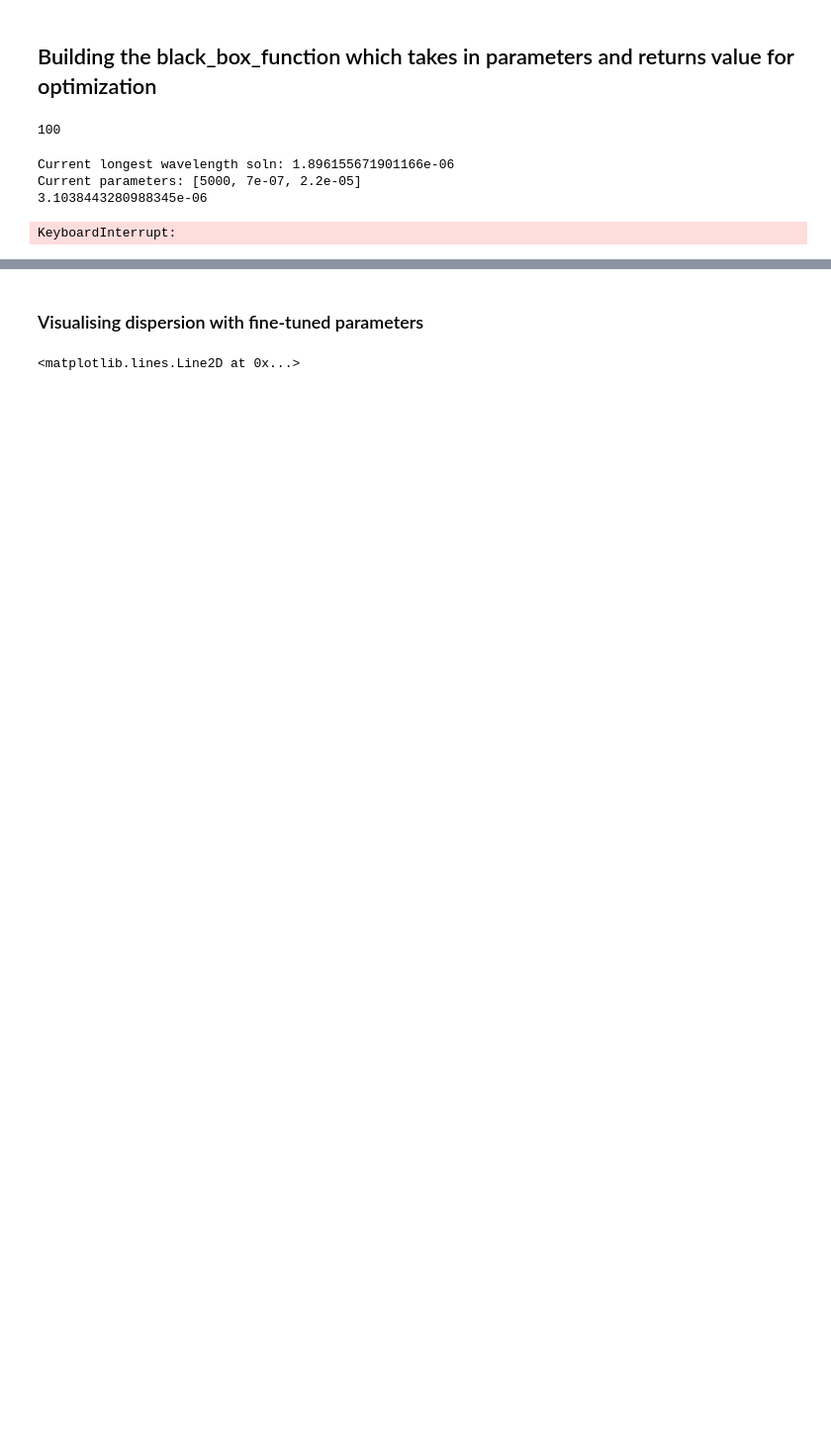
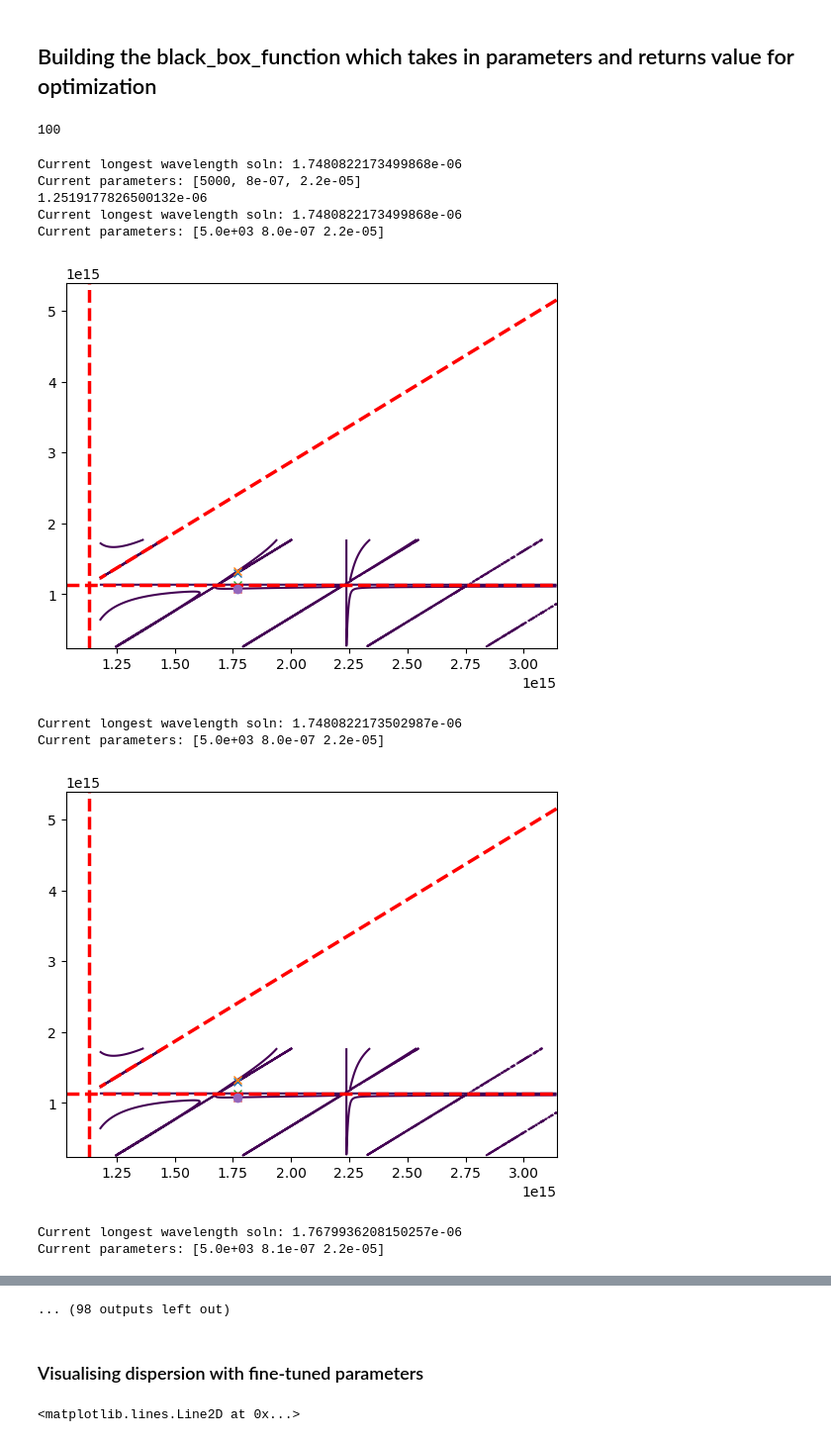
Before and after one commit to jmorse2020/FYP_Simulations, a Jupyter notebook: fwm_simulation.ipynb, the cells around one changed output, grey strips where cells are left out. Shown at 99% size. Drawn from its saved outputs; the diff is of its cells as text; code cells hidden in the pictures; blank space fills up the shorter version.

```diff
--- a/fwm_simulation.ipynb
+++ b/fwm_simulation.ipynb
@@ -437,13 +437,13 @@ temperature = 293                                           # K
 pressure = 5000                                             # mBar
 pressure_bounds = (1000, 10000)
 
-capillary_wall_thickness = 0.7e-6                           # m
-capillary_wall_thickness_bounds = (0.55e-6, 0.75e-6)
+capillary_wall_thickness = 0.8e-6                           # m
+capillary_wall_thickness_bounds = (0.7e-6, 10.0e-7)
 
 capillary_radius = 0.7 * 22e-6                              # m
 
-core_radius = 22e-6                                         # m
-core_radius_bounds = (15e-6, 50e-6)
+core_radius = 22e-6 # 1.94260646e-05 # 22e-6                                         # m
+core_radius_bounds = (15e-6, 30e-6)
 
 gas = "argon"
 nonlinearity_gamma = 0.0                                                 # Nonlinearity parameter
@@ -453,7 +453,7 @@ power = 100
 optimize_params = [pressure, capillary_wall_thickness, core_radius]
 bounds = [pressure_bounds, capillary_wall_thickness_bounds, core_radius_bounds]
 fixed_params = {"gas": "argon", "temperature": temperature, "capillary_radius": capillary_radius, "nonlinearity_gamma": nonlinearity_gamma, "power": power}
-target_value = 5.0e-6
+target_value = 3.0e-6
 pump_value = 1.064e-6
 
 print(fixed_params["power"])
@@ -493,14 +493,29 @@ def black_box_function(optimize_params, target_value, pump_value, pump_wavelengt
     longest_wavelength = lambda_to_ang_freq(min(intersections)[1])
     print(f"Current longest wavelength soln: {longest_wavelength}")
     print(f"Current parameters: {optimize_params}")
+
+    loss_ms = [1]
+    resonsance_wavelengths = find_loss_wavelengths(w = optimize_params[1], n_gas=gas_index, n_wall=RefractiveIndex.n_fs, wavelengths=signal_wavelengths,ms = loss_ms)
+
     if show_plots == True:
         for intersect in intersections:
 
             #print(lambda_to_ang_freq(intersect[1]))
             plt.plot(intersect[0], intersect[1], marker = 'x')
 
+        for resonsance_wavelength in resonsance_wavelengths:
+            #print("Resonant wavelength")
+            #print(resonsance_wavelength[0])
+            resonances_linewidth = 2.5
+            const_idlers = 1 / ( (2 / pump_wavelengths) - (1 / resonsance_wavelength[0]))
+            plt.plot(lambda_to_ang_freq(pump_wavelengths), lambda_to_ang_freq(const_idlers), color = 'r', linestyle = '--', linewidth = resonances_linewidth)
+            plt.axvline(lambda_to_ang_freq(resonsance_wavelength[0]), color = 'r', linestyle = '--', linewidth = resonances_linewidth)
+            plt.axhline(lambda_to_ang_freq(resonsance_wavelength[0]), color = 'r', linestyle = '--', linewidth = resonances_linewidth)
+
         plt.plot(lambda_to_ang_freq(pump_value), lambda_to_ang_freq(longest_wavelength), marker = 'o')
-        print("y axis value")
+        #plt.xlim(1.8e15, 3.2e15)
+        #plt.ylim(0, 2e15)
+        #print("y axis value")
         #print(lambda_to_ang_freq(closest_solution[1]))
         plt.show()
     plt.close()
@@ -584,34 +599,41 @@ def plot_with_final_params(optimize_params, pump_wavelengths, signal_wavelengths
         plt.axhline(lambda_to_ang_freq(resonsance_wavelength[0]), color = 'r', linestyle = '--', linewidth = resonances_linewidth)
     plt.xlabel(r'Pump [$\mu$m]')
     plt.ylabel(r'Signal, Idler [$\mu$m]')
     plt.title('Phase Matching Plot')
     plt.xlim([min(lambda_to_ang_freq(pump_wavelengths)), max(lambda_to_ang_freq(pump_wavelengths))])
     plt.ylim([min(lambda_to_ang_freq(signal_wavelengths)), max(lambda_to_ang_freq(signal_wavelengths))])
 
     plt.axvline(lambda_to_ang_freq(1550e-9))
     print("jshnro")
     print(lambda_to_ang_freq(1550e-9))
     WavelengthTicksOnAngularFrequencyPlot(min(pump_wavelengths), max(pump_wavelengths), 6, axis='x')
     WavelengthTicksOnAngularFrequencyPlot(min(signal_wavelengths), max(signal_wavelengths), 7, axis='y')
     # interp_val = phase_matching_contour.collections[0].get_paths()[0].interpolated(delta_beta, lambda_to_ang_freq(pump_wavelengths), lambda_to_ang_freq(signal_wavelengths), lambda_to_ang_freq(1.12e-6), lambda_to_ang_freq(2.5e-6))
     # print(interp_val)
     # interp_val = np.interp([lambda_to_ang_freq(1.12e-6)], lambda_to_ang_freq(pump_wavelengths), delta_beta[np.where(np.isclose(lambda_to_ang_freq(signal_wavelengths), 2.50e-6))])[0]
     # print(interp_val)
     plt.grid()
     plt.show()
 
 # print(black_box_function(result.x, target_value, pump_value, pump_wavelengths, signal_wavelengths, fixed_params))
 
 # vary_param = n
 # p.linspace(0.6e-6, 0.8e-6, 100)
 # sols = []
 # for x in vary_param:
 #     optimize_params[1] = x
 #     sols.append(lambda_to_ang_freq(black_box_function(optimize_params, target_value, pump_value, pump_wavelengths, signal_wavelengths, fixed_params)[1][1]))
 # print(sols)
 # %% [output]
 100
-Current longest wavelength soln: 1.896155671901166e-06
-Current parameters: [5000, 7e-07, 2.2e-05]
-3.1038443280988345e-06
+Current longest wavelength soln: 1.7480822173499868e-06
+Current parameters: [5000, 8e-07, 2.2e-05]
+1.2519177826500132e-06
+Current longest wavelength soln: 1.7480822173499868e-06
+Current parameters: [5.0e+03 8.0e-07 2.2e-05]
+[figure, added]
-KeyboardInterrupt:
+Current longest wavelength soln: 1.7480822173502987e-06
+Current parameters: [5.0e+03 8.0e-07 2.2e-05]
+[figure, added]
+Current longest wavelength soln: 1.7679936208150257e-06
+Current parameters: [5.0e+03 8.1e-07 2.2e-05]
@@ -618,3 +649,4 @@ KeyboardInterrupt:
+... (98 outputs left out)
 # %% [markdown]
 ### Visualising dispersion with fine-tuned parameters
 # %%
```
Also changed, not shown: parts of 19 cells of this notebook.
